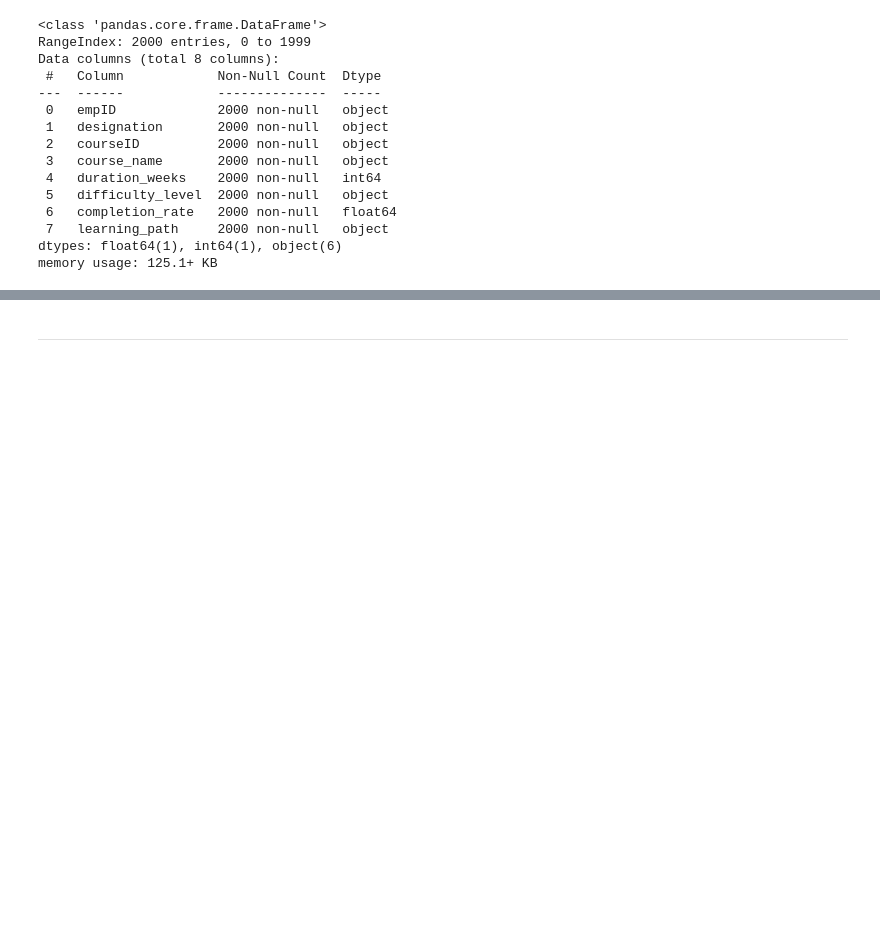
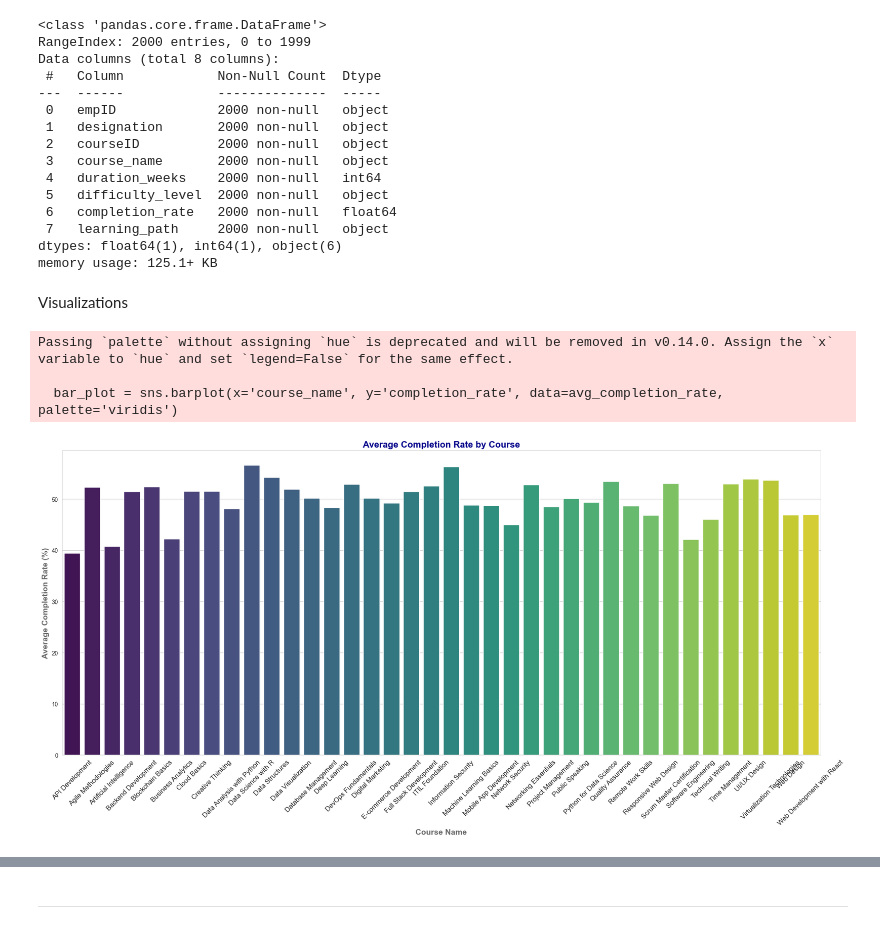
Before and after one commit to akhilch25/FinalProject_DE, a Jupyter notebook: DataEngineering/Script.ipynb, the cells around one changed output, grey strips where cells are left out. Saved outputs shown, nothing was run; the diff lists cells and outputs as text; code cells hidden in the pictures; blank space fills up the shorter version.

```diff
--- a/DataEngineering/Script.ipynb
+++ b/DataEngineering/Script.ipynb
@@ -324,3 +324,37 @@ Data columns (total 8 columns):
  7   learning_path     2000 non-null   object
 dtypes: float64(1), int64(1), object(6)
 memory usage: 125.1+ KB
+# %% [markdown]
+Visualizations
+# %%
+import matplotlib.pyplot as plt
+import seaborn as sns
+
+# Assuming fact_df is your DataFrame
+avg_completion_rate = fact_df.groupby('course_name')['completion_rate'].mean().reset_index()
+
+# Set the style
+sns.set_style("whitegrid")  # or "darkgrid" for a darker background
+plt.figure(figsize=(20, 10))
+
+# Create the bar plot
+bar_plot = sns.barplot(x='course_name', y='completion_rate', data=avg_completion_rate, palette='viridis')
+
+# Add title and labels
+plt.title('Average Completion Rate by Course', fontsize=16, fontweight='bold', color='darkblue')
+plt.xlabel('Course Name', fontsize=14, fontweight='bold', color='dimgray')
+plt.ylabel('Average Completion Rate (%)', fontsize=14, fontweight='bold', color='dimgray')
+
+# Rotate x-tick labels for better readability
+plt.xticks(rotation=45, fontsize=12)
+
+# Customize the layout
+plt.tight_layout()
+
+# Show the plot
+plt.show()
+# %% [output]
+Passing `palette` without assigning `hue` is deprecated and will be removed in v0.14.0. Assign the `x` variable to `hue` and set `legend=False` for the same effect.
+
+  bar_plot = sns.barplot(x='course_name', y='completion_rate', data=avg_completion_rate, palette='viridis')
+[figure, added]
```
Also changed, not shown: parts of 5 cells of this notebook, 1 other file.
